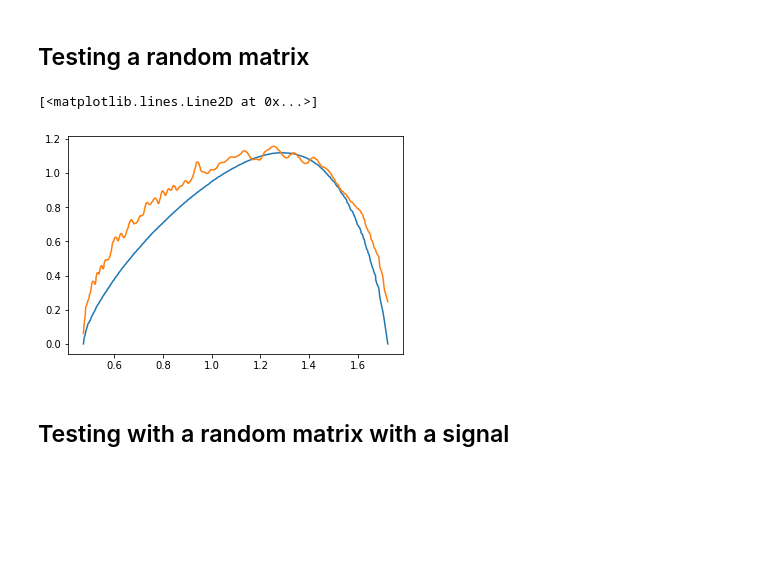
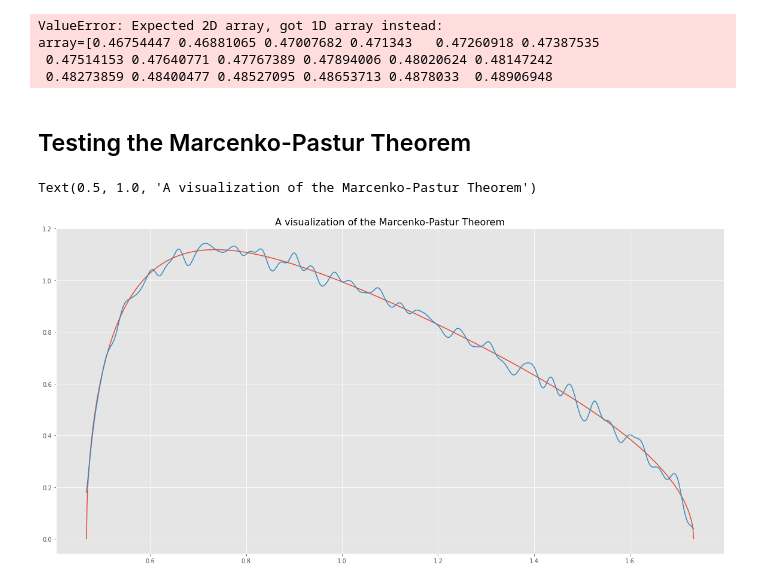
Before and after one commit to samatix/ml-asset-managers, a Jupyter notebook: notebooks/denoising_detoining.ipynb, the cells around one changed output. Drawn from its saved outputs; the diff is of its cells as text; code cells hidden in the pictures; blank space fills up the shorter version.

Commit message:
Adding Marcenko-Pastur method and using the eigenvalues from the mp pdf for the plotting

```diff
--- a/notebooks/denoising_detoining.ipynb
+++ b/notebooks/denoising_detoining.ipynb
@@ -62,0 +1,18 @@ def fit_kde(obs, bandwidth=0.25, kernel='gaussian', x=None):
+# %%
+import pandas as pd
+import numpy as np
+
+import matplotlib as mpl
+import matplotlib.pyplot as plt
+import seaborn as sns
+
+
+import sys
+sys.path.append('../src')
+
+from src.testing.fixtures import CorrelationFactory
+
+%matplotlib inline
+plt.style.use('ggplot')
+plt.style.use('ggplot')
+plt.rcParams['figure.figsize'] = 20,10
@@ -63,21 +21,23 @@ def fit_kde(obs, bandwidth=0.25, kernel='gaussian', x=None):
 # %%
 x = np.random.normal(size=(10000, 1000))
 eval0, evec0 = get_pca(np.corrcoef(x, rowvar=False))
-pdf0 = mp_pdf(1., q=x.shape[0]/float(x.shape[1]), points=1000)
-pdf1 = fit_kde(np.diag(eval0), bandwidth=0.01)
+mp = MarcenkoPastur(1., q=x.shape[0]/float(x.shape[1]), points=1000)
+pdf0 = mp.pdf()
+pdf1 = fit_kde(np.diag(eval0), bandwidth=0.01, x=mp.eigen_values)
+# %% [output]
+ValueError: Expected 2D array, got 1D array instead:
+array=[0.46754447 0.46881065 0.47007682 0.471343   0.47260918 0.47387535
+ 0.47514153 0.47640771 0.47767389 0.47894006 0.48020624 0.48147242
+ 0.48273859 0.48400477 0.48527095 0.48653713 0.4878033  0.48906948
-# %% [markdown]
-## Testing a random matrix
-# %%
-%matplotlib inline
-fig = plt.figure()
-ax = fig.add_subplot()
-ax.plot(eval0.diagonal(), pdf0)
-ax.plot(eval0.diagonal(), pdf1)
-# %% [output]
-[<matplotlib.lines.Line2D at 0x...>]
-[figure, removed]
-# %% [markdown]
-## Testing with a random matrix with a signal
+# %% [markdown]
+## Testing the Marcenko-Pastur Theorem
+# %%
+plt.plot(mp.eigen_values, pdf0)
+plt.plot(mp.eigen_values, pdf1)
+plt.title('A visualization of the Marcenko-Pastur Theorem', fontsize=16)
+# %% [output]
+Text(0.5, 1.0, 'A visualization of the Marcenko-Pastur Theorem')
+[figure, added]
 # %%
 def get_random_covariance(columns_number, facts_number):
     """
```
Also changed, not shown: parts of 4 cells of this notebook, 1 other file.
